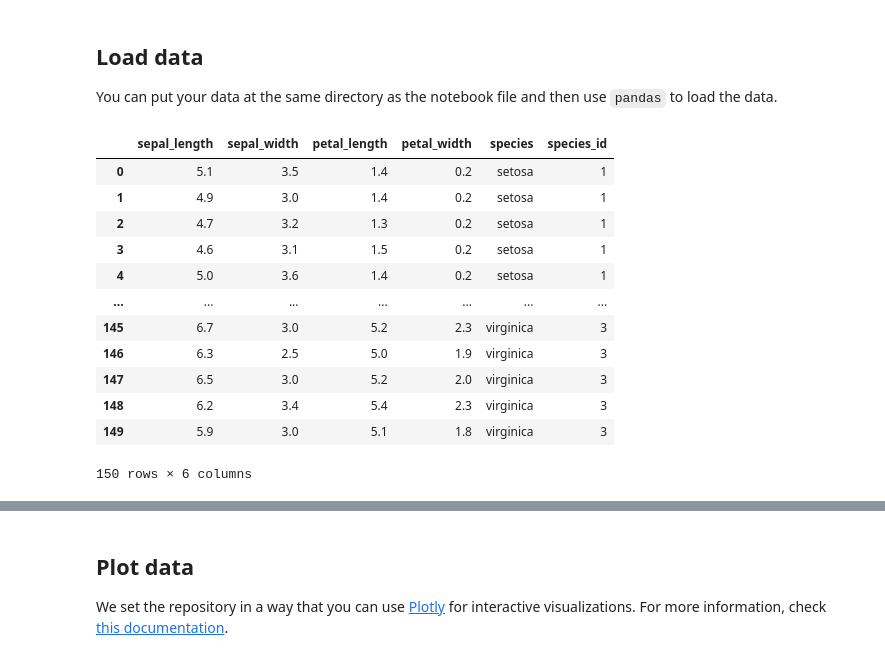
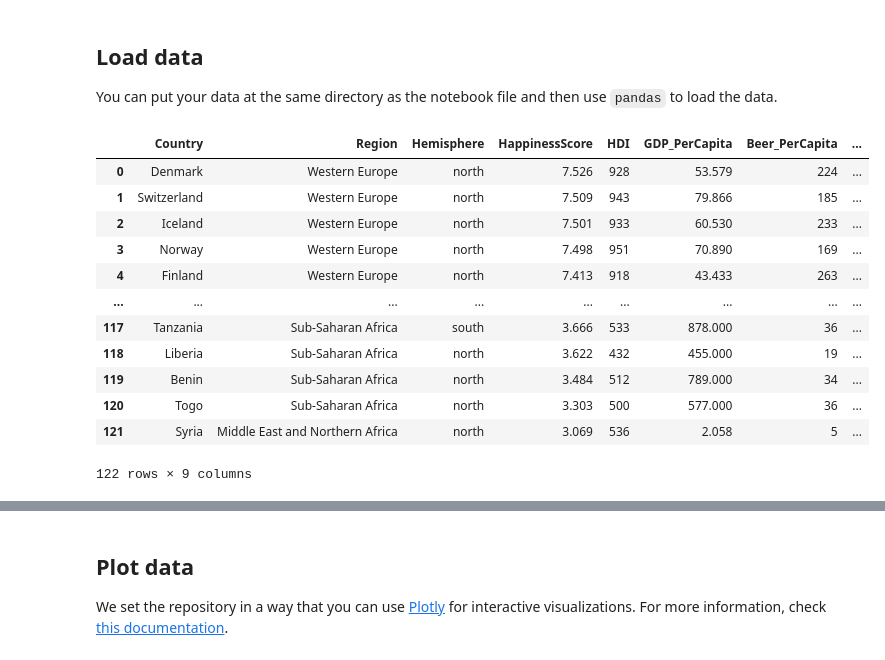
Before and after one commit to 14655837/IK-Jaar1-IV2, a Jupyter notebook: _sources/docs/notebook.ipynb, the cells around one changed output, grey strips where cells are left out. Saved outputs shown, nothing was run; the diff lists cells and outputs as text; code cells hidden in the pictures.

```diff
--- a/_sources/docs/notebook.ipynb
+++ b/_sources/docs/notebook.ipynb
@@ -16,21 +18,20 @@ import seaborn as sns
 ## Load data
 
 You can put your data at the same directory as the notebook file and then use `pandas` to load the data.
-# %%
-# Load the Iris flower dataset using pandas
-df = pd.read_csv("iris_data.csv")
-df
-# %% [output]
-|  | sepal_length | sepal_width | petal_length | petal_width | species | species_id |
-| 0 | 5.1 | 3.5 | 1.4 | 0.2 | setosa | 1 |
-| 1 | 4.9 | 3.0 | 1.4 | 0.2 | setosa | 1 |
-| 2 | 4.7 | 3.2 | 1.3 | 0.2 | setosa | 1 |
-| 3 | 4.6 | 3.1 | 1.5 | 0.2 | setosa | 1 |
-| 4 | 5.0 | 3.6 | 1.4 | 0.2 | setosa | 1 |
-| ... | ... | ... | ... | ... | ... | ... |
-| 145 | 6.7 | 3.0 | 5.2 | 2.3 | virginica | 3 |
-| 146 | 6.3 | 2.5 | 5.0 | 1.9 | virginica | 3 |
-| 147 | 6.5 | 3.0 | 5.2 | 2.0 | virginica | 3 |
-| 148 | 6.2 | 3.4 | 5.4 | 2.3 | virginica | 3 |
-| 149 | 5.9 | 3.0 | 5.1 | 1.8 | virginica | 3 |
-150 rows × 6 columns
+# %%
+df1 = pd.read_csv('C:/Users/Mikev/Downloads/InfoVis-Project (1)/HappinessAlcoholConsumption.csv')
+df1
+# %% [output]
+|  | Country | Region | Hemisphere | HappinessScore | HDI | GDP_PerCapita | Beer_PerCapita | ... |
+| 0 | Denmark | Western Europe | north | 7.526 | 928 | 53.579 | 224 | ... |
+| 1 | Switzerland | Western Europe | north | 7.509 | 943 | 79.866 | 185 | ... |
+| 2 | Iceland | Western Europe | north | 7.501 | 933 | 60.530 | 233 | ... |
+| 3 | Norway | Western Europe | north | 7.498 | 951 | 70.890 | 169 | ... |
+| 4 | Finland | Western Europe | north | 7.413 | 918 | 43.433 | 263 | ... |
+| ... | ... | ... | ... | ... | ... | ... | ... | ... |
+| 117 | Tanzania | Sub-Saharan Africa | south | 3.666 | 533 | 878.000 | 36 | ... |
+| 118 | Liberia | Sub-Saharan Africa | north | 3.622 | 432 | 455.000 | 19 | ... |
+| 119 | Benin | Sub-Saharan Africa | north | 3.484 | 512 | 789.000 | 34 | ... |
+| 120 | Togo | Sub-Saharan Africa | north | 3.303 | 500 | 577.000 | 36 | ... |
+| 121 | Syria | Middle East and Northern Africa | north | 3.069 | 536 | 2.058 | 5 | ... |
+122 rows × 9 columns
```
Also changed, not shown: parts of 8 cells of this notebook, 2 other files.
